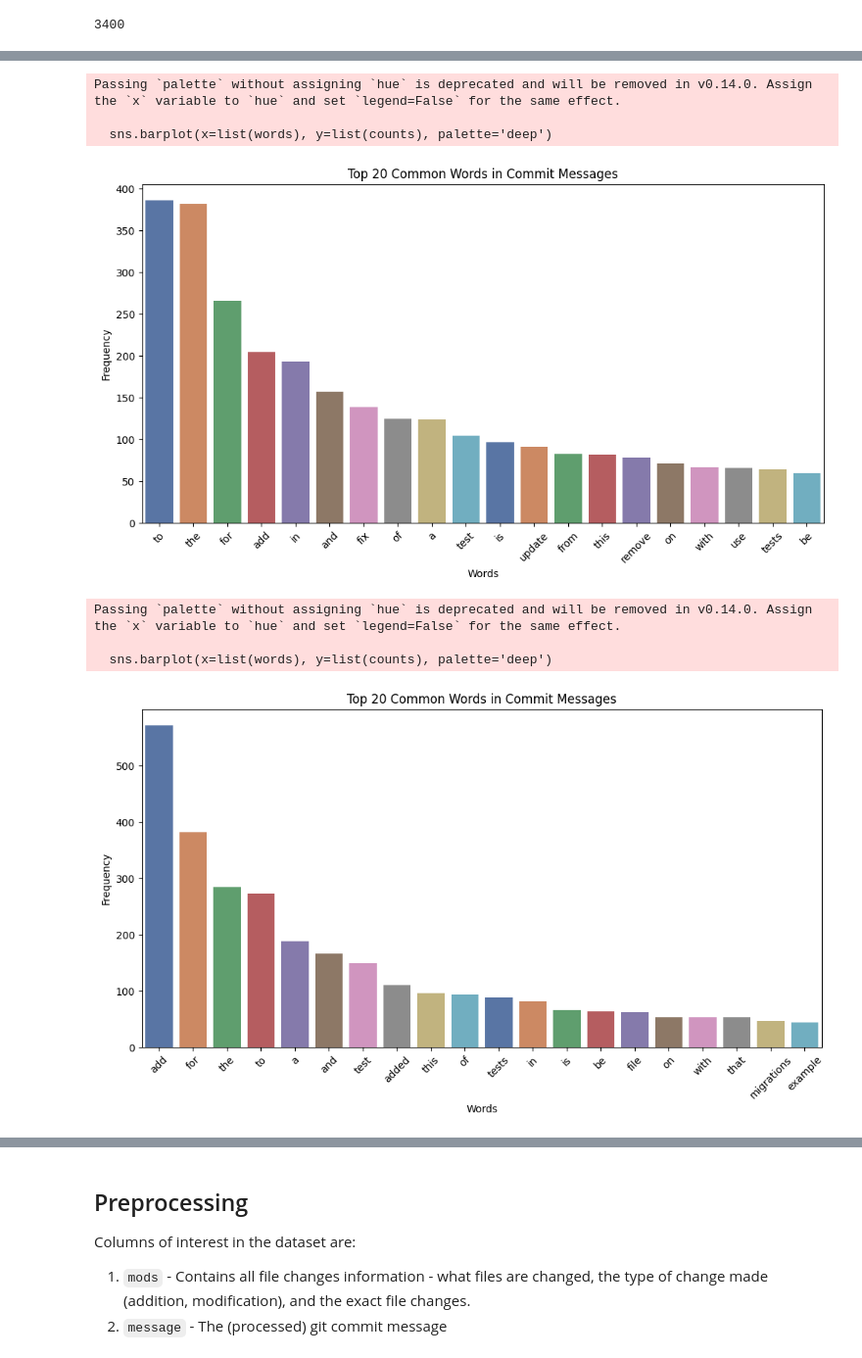
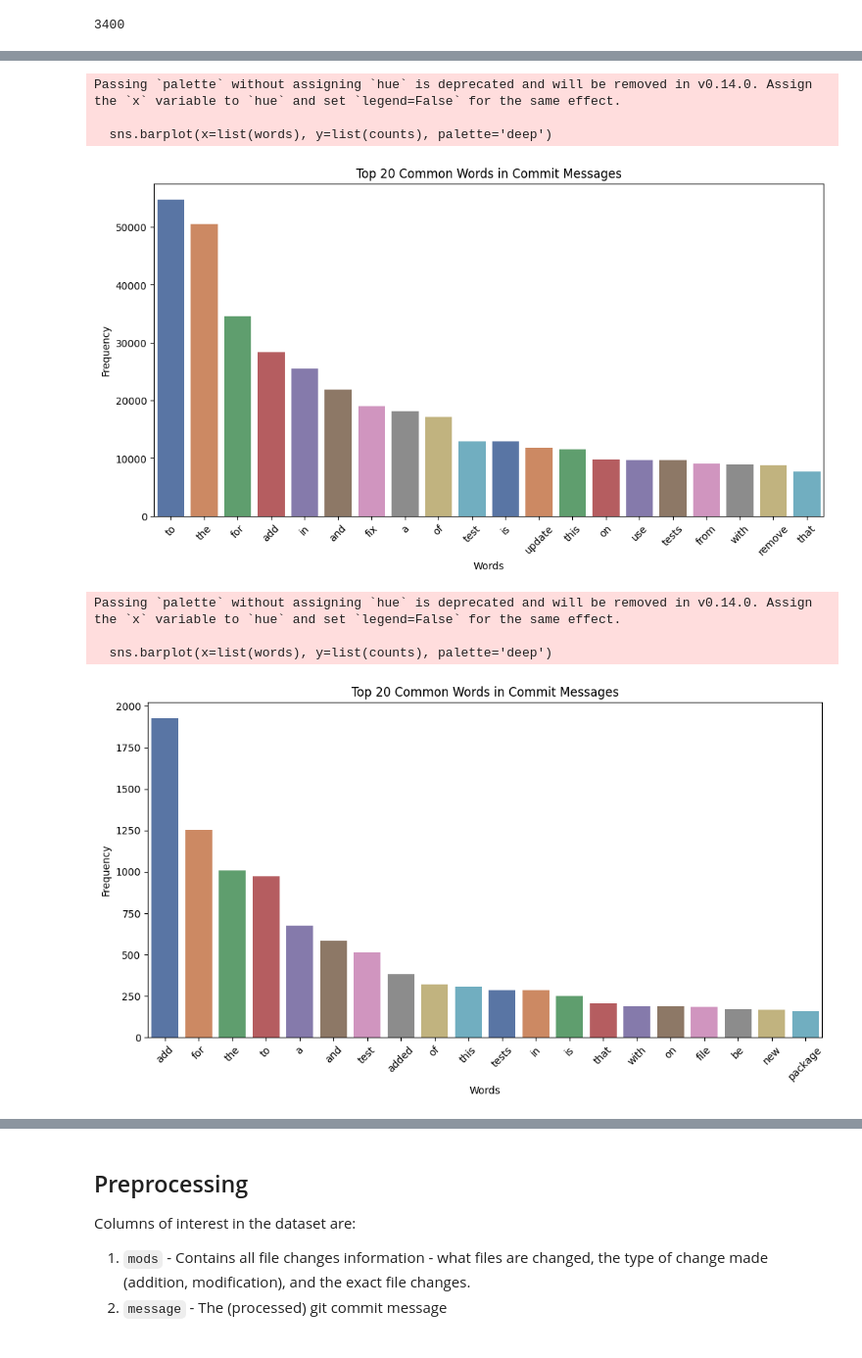
Before and after one commit to ZHCSJ666/ML-24-25, a Jupyter notebook: notebooks/Commit Chronicle Dataset.ipynb, the cells around one changed output, grey strips where cells are left out. Shown: that part at 98% size. Saved outputs shown, nothing was run; the diff lists cells and outputs as text; code cells hidden in the pictures.

```diff
--- a/notebooks/Commit Chronicle Dataset.ipynb
+++ b/notebooks/Commit Chronicle Dataset.ipynb
@@ -125,39 +126,39 @@ from collections import Counter
 import string
 
 def analyze_commit_messages(df):
     """
     Analyzes and plots the most common words in commit messages.
     """
     # Combine all messages
     all_messages = ' '.join(df['message'].dropna().tolist())
 
     # Remove punctuation
     all_messages = all_messages.translate(str.maketrans('', '', string.punctuation))
 
     # Tokenize and count
     words = all_messages.lower().split()
     common_words = Counter(words).most_common(20)
 
     # Plot
     words, counts = zip(*common_words)
     plt.figure(figsize=(12,6))
     sns.barplot(x=list(words), y=list(counts), palette='deep')
     plt.title('Top 20 Common Words in Commit Messages')
     plt.xlabel('Words')
     plt.ylabel('Frequency')
     plt.xticks(rotation=45)
     plt.show()
 
-analyze_commit_messages(df.sample(1000))
-analyze_commit_messages(add_changes_df.sample(1000))
+analyze_commit_messages(df)
+analyze_commit_messages(add_changes_df)
 # %% [output]
 Passing `palette` without assigning `hue` is deprecated and will be removed in v0.14.0. Assign the `x` variable to `hue` and set `legend=False` for the same effect.
 
   sns.barplot(x=list(words), y=list(counts), palette='deep')
-[figure, old version]
+[figure, new version]
 Passing `palette` without assigning `hue` is deprecated and will be removed in v0.14.0. Assign the `x` variable to `hue` and set `legend=False` for the same effect.
 
   sns.barplot(x=list(words), y=list(counts), palette='deep')
-[figure, old version]
+[figure, new version]
 # %%
 import pandas as pd
```
Also changed, not shown: parts of 8 cells of this notebook, 2 other files.
